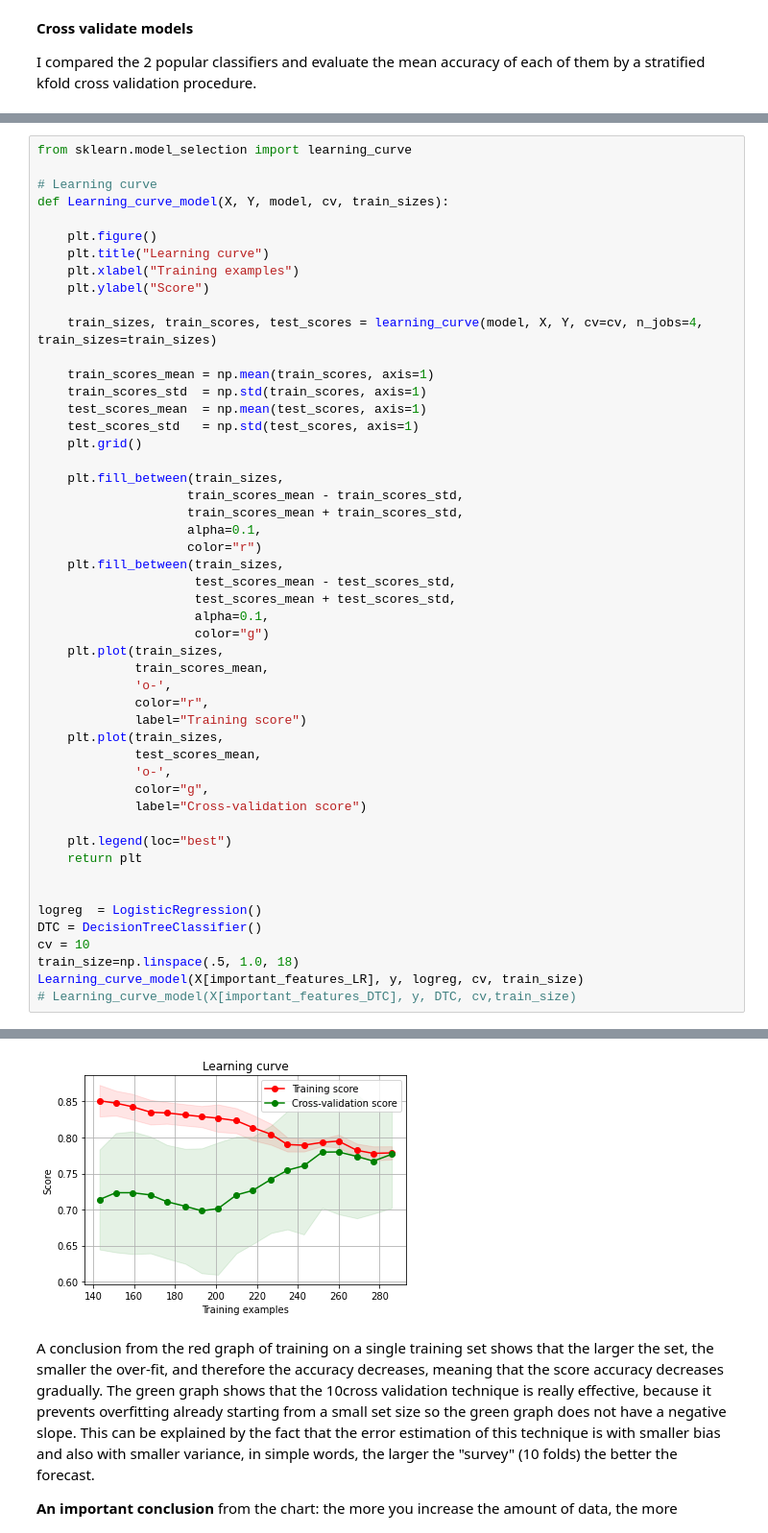
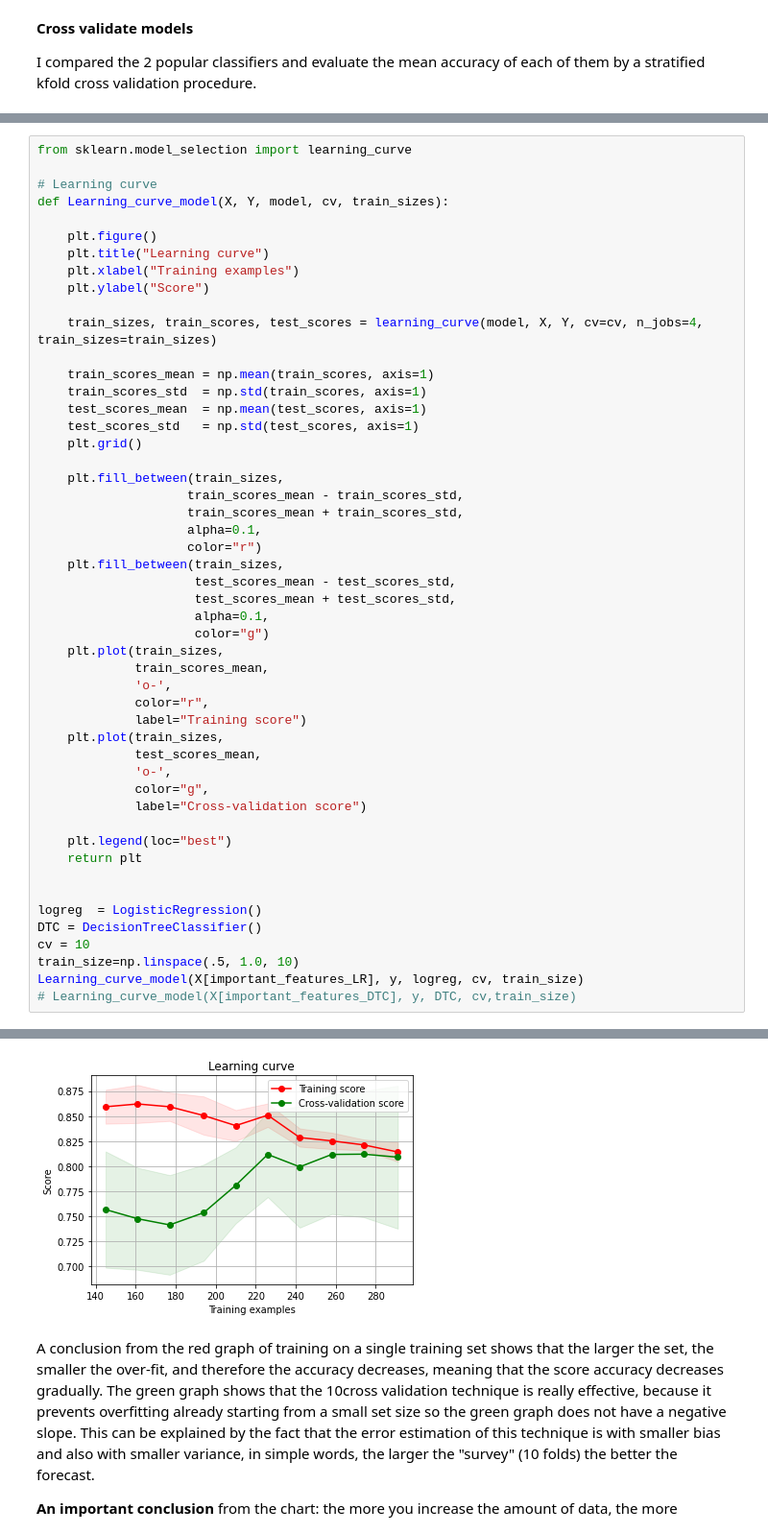
Before and after one commit to yaniv92648/HeartFailurePrediction, a Jupyter notebook: Data_Science_Workshop_Research_Proposition.ipynb, the cells around one changed output, grey strips where cells are left out. Shown at 96% size. Saved outputs shown, nothing was run; the diff lists cells and outputs as text.

```diff
--- a/Data_Science_Workshop_Research_Proposition.ipynb
+++ b/Data_Science_Workshop_Research_Proposition.ipynb
@@ -642,35 +642,35 @@ def Learning_curve_model(X, Y, model, cv, train_sizes):
                     train_scores_mean + train_scores_std,
                     alpha=0.1,
                     color="r")
     plt.fill_between(train_sizes,
                      test_scores_mean - test_scores_std,
                      test_scores_mean + test_scores_std,
                      alpha=0.1,
                      color="g")
     plt.plot(train_sizes,
              train_scores_mean,
              'o-',
              color="r",
              label="Training score")
     plt.plot(train_sizes,
              test_scores_mean,
              'o-',
              color="g",
              label="Cross-validation score")
 
     plt.legend(loc="best")
     return plt
 
 
 logreg  = LogisticRegression()
 DTC = DecisionTreeClassifier()
 cv = 10
-train_size=np.linspace(.5, 1.0, 18)
+train_size=np.linspace(.5, 1.0, 10)
 Learning_curve_model(X[important_features_LR], y, logreg, cv, train_size)
 # Learning_curve_model(X[important_features_DTC], y, DTC, cv,train_size)
 # %% [output]
 <module 'matplotlib.pyplot' from '/usr/local/lib/python3.7/dist-packages/matplotlib/pyplot.py'>
-[figure, old version]
+[figure, new version]
 # %% [markdown]
 A conclusion from the red graph of training on a single training set shows that the larger the set, the smaller the over-fit, and therefore the accuracy decreases, meaning that the score accuracy decreases gradually.
 The green graph shows that the 10cross validation technique is really  effective, because it prevents overfitting already starting from a small set size so the green graph does not have a negative slope.
```
Also changed, not shown: parts of 14 cells of this notebook.
